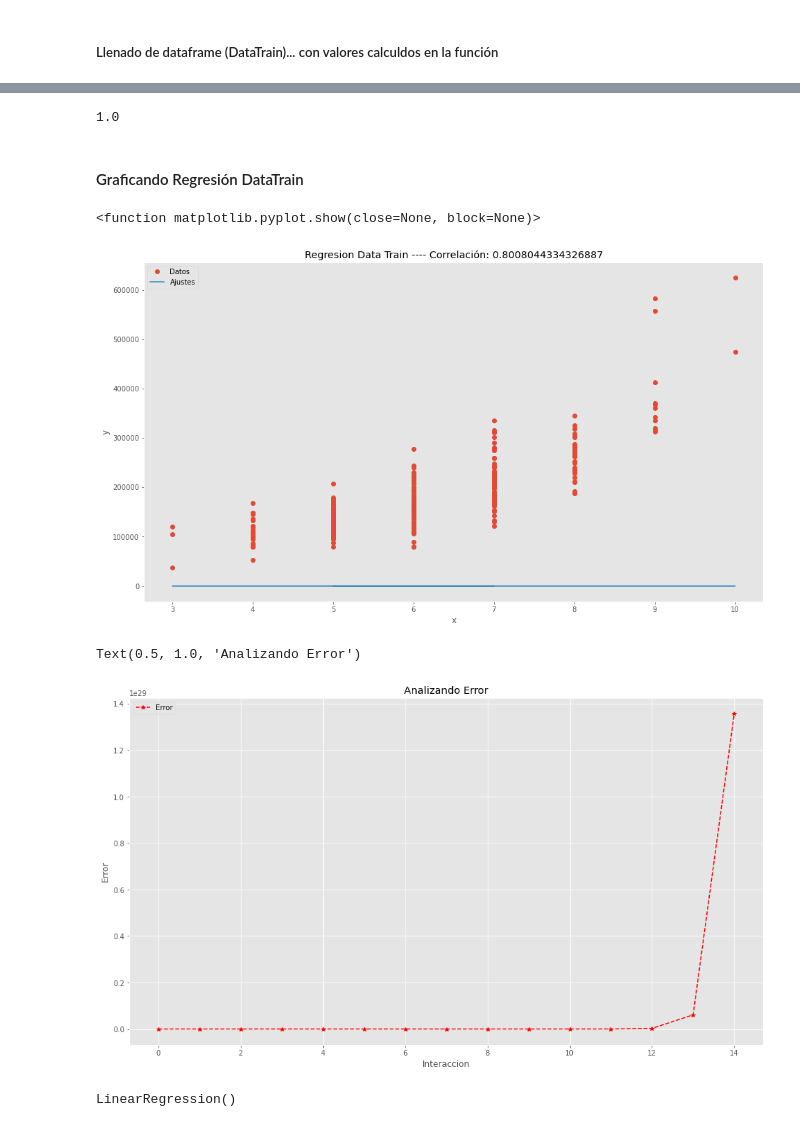
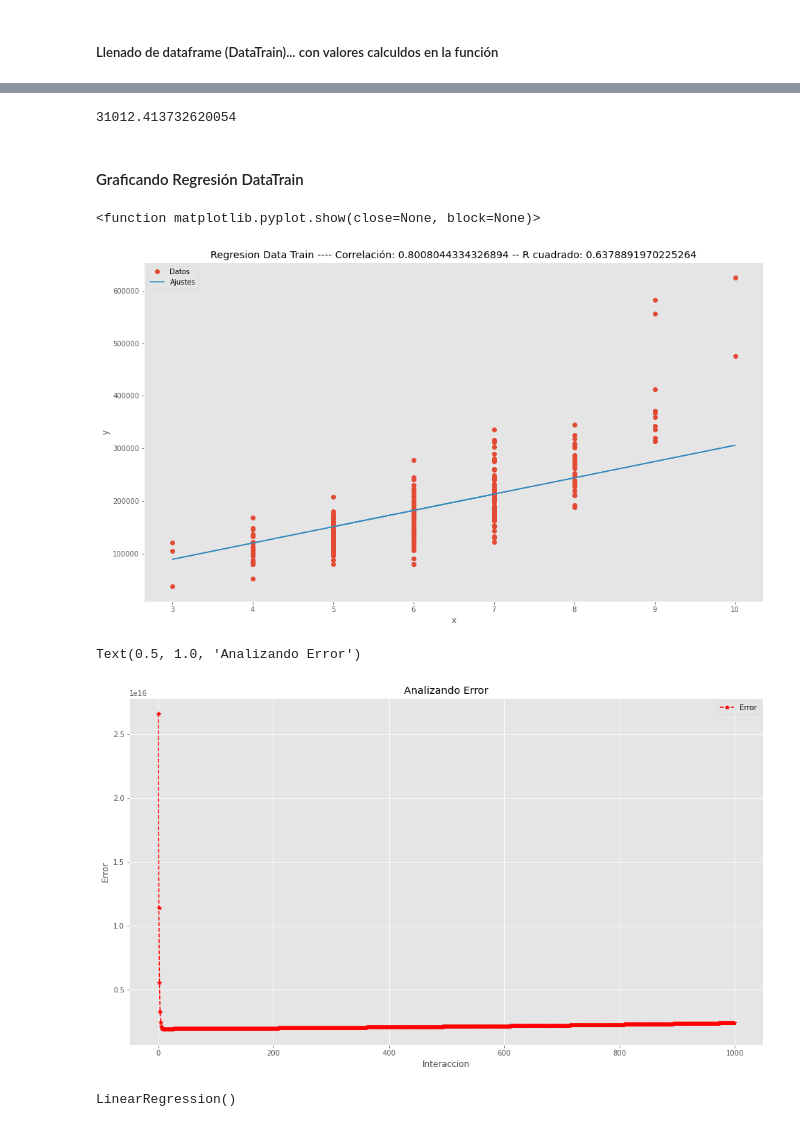
Before and after one commit to GladysAndrea/Proyecto-CDP, a Jupyter notebook: Proyecto-CDP.ipynb, the cells around one changed output, grey strips where cells are left out. Drawn from its saved outputs; the diff is of its cells as text; code cells hidden in the pictures.

```diff
--- a/Proyecto-CDP.ipynb
+++ b/Proyecto-CDP.ipynb
@@ -435,7 +435,7 @@ plt.show
 #funcion para calcular nuevos valores
 def Calcular(ciclo,betacero,betauno,alfa):
     datatemp = pd.DataFrame(DataPaso[DataPaso['Ciclo']==ciclo])
-    ResultadoError=datatemp['ErrorCuadrado'].sum()/(len(datatemp)*2)
+    ResultadoError=datatemp['ErrorCuadrado'].sum()*1/2*(len(datatemp))
     GradienteBeta1=datatemp['GradienteBeta1'].mean()
     GradienteBeta0=datatemp['Error'].mean()
     nuevoBeta0=betacero-alfa*datatemp['Error'].mean()
@@ -444,13 +444,15 @@ def Calcular(ciclo,betacero,betauno,alfa):
 # %% [markdown]
 ##### Llenado de dataframe (DataTrain)... con valores calculdos en la función
 # %%
-Interacciones = pd.DataFrame(columns=['NumInteraccion', 'Beta0','Beta1','Alfa', 'ResultadoError','GradienteBeta1','GradienteBeta0','nuevoBeta0','nuevoBeta1'])
+Interacciones = pd.DataFrame(columns=['NumInteraccion', 'Beta0','Beta1','Alfa', 'ResultadoError'
+                                      ,'GradienteBeta1','GradienteBeta0',
+                                      'nuevoBeta0','nuevoBeta1'])
 
-for i in range(15):
+for i in range(1000):
        if Interacciones.empty==True:
-            alfa=0.15
-            betacero=1
-            betauno=1
+            alfa=0.01
+            betacero=0
+            betauno=0
             DataPaso=pd.DataFrame(columns=['x', 'y','Ciclo','EstimadoY', 'Error','ErrorCuadrado','GradienteBeta1'])
             DataPaso['x']=dataTrain['x']
             DataPaso['y']=dataTrain['y']
@@ -529,21 +528,21 @@ a
 b=max(betaTrain.Beta1)
 b
 # %% [output]
-1.0
+31012.413732620054
 # %% [markdown]
 #### Graficando Regresión DataTrain
 # %%
 plt.plot(x,y,'o',label='Datos')
 plt.plot(x, b*x + a, label='Ajustes')
 plt.xlabel('x')
 plt.ylabel('y')
-plt.title('Regresion Data Train ---- Correlación: '+ str(ycorr.corr(xcorr)))
+plt.title('Regresion Data Train ---- Correlación: '+ str(ycorr.corr(xcorr))+ ' -- R cuadrado: '+ str(rcuad))
 plt.grid()
 plt.legend()
 plt.show
 # %% [output]
 <function matplotlib.pyplot.show(close=None, block=None)>
-[figure, old version]
+[figure, new version]
 # %%
 x1 = Interacciones["NumInteraccion"]
 y1 = Interacciones["ResultadoError"]
@@ -557,7 +556,7 @@ plt.legend()
 plt.title('Analizando Error')
 # %% [output]
 Text(0.5, 1.0, 'Analizando Error')
-[figure, old version]
+[figure, new version]
 # %%
 xTest = dataTest["x"].values.reshape(-1,1)
 yTest = dataTest["y"].values.reshape(-1,1)
```
Also changed, not shown: parts of 5 cells of this notebook, 2 other files.
